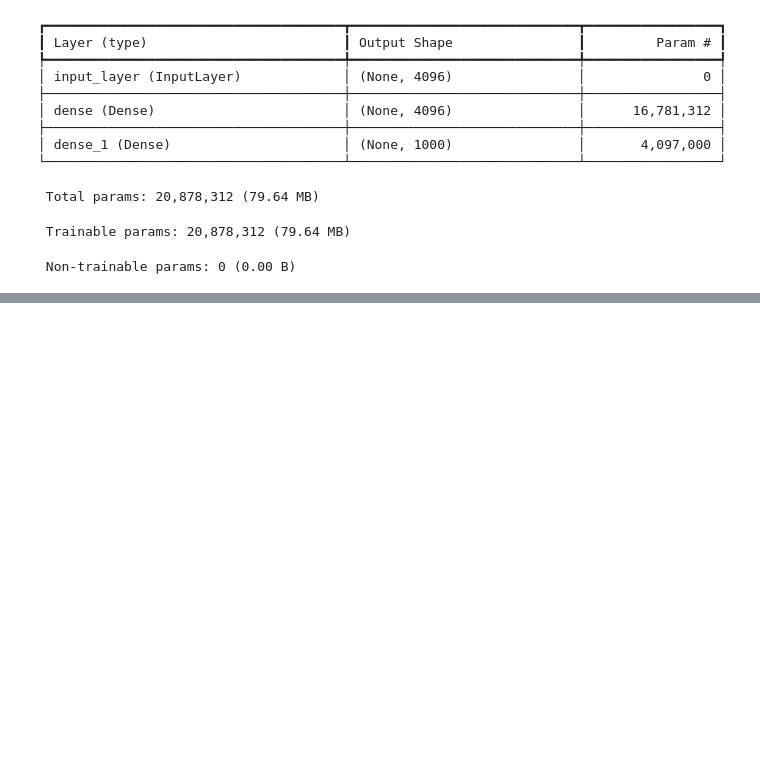
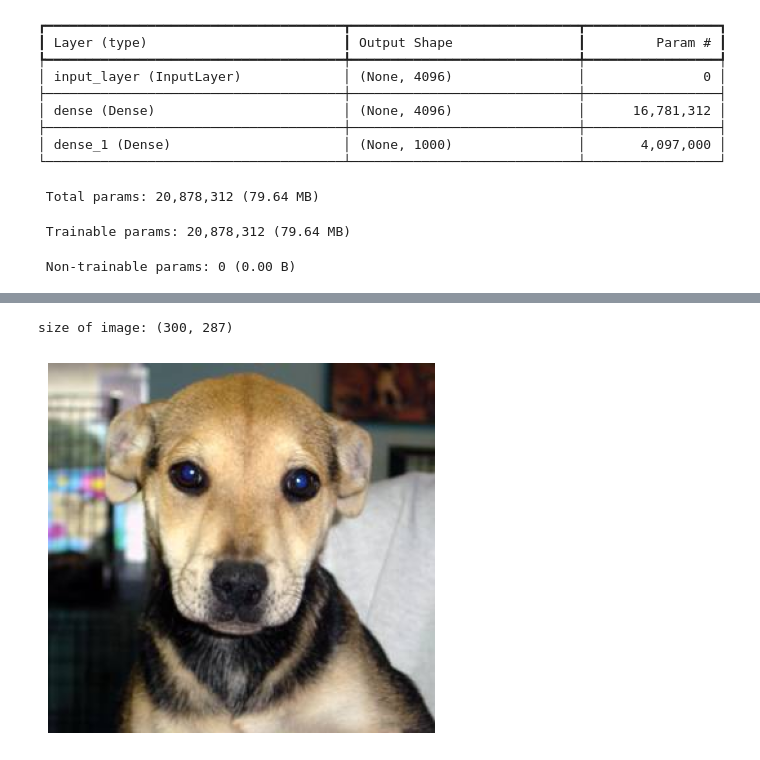
Before and after one commit to changsuk-oh/introduction-to-deep-learning, a Jupyter notebook: 5장_성능_향상.ipynb, the cells around one changed output, grey strips where cells are left out. Cells and saved outputs as stored; diff of their text form; code cells hidden in the pictures; blank space fills up the shorter version.

```diff
--- a/5장_성능_향상.ipynb
+++ b/5장_성능_향상.ipynb
@@ -28,3 +28,24 @@ Model: "functional"
  Total params: 20,878,312 (79.64 MB)
  Trainable params: 20,878,312 (79.64 MB)
  Non-trainable params: 0 (0.00 B)
+# %%
+# 예제 5.2 이미지 증강 Cats_and_Dogs(다운로드 후 수동 압축 해제)
+
+# 셋업
+import tensorflow as tf
+from tensorflow.keras import Sequential
+from tensorflow.keras.layers import RandomFlip, RandomRotation, RandomZoom
+import matplotlib.pyplot as plt
+import zipfile
+from PIL import Image
+
+# 데이터셋 다운로드
+url = "https://storage.googleapis.com/mledu-datasets" \
+      "/cats_and_dogs_filtered.zip"
+zip_path = tf.keras.utils.get_file("cats_and_dogs_filtered.zip",
+                                   origin=url,
+                                   extract=False)   # 압축 해제하지 않음
+# 압축 해제
+with zipfile.ZipFile(zip_path) as zip_ref:
+    file_path = zip_ref.extract(
+        "cats_and_dogs_filtered/train/dogs/dog.4.jpg")
@@ -30,0 +55,11 @@ Model: "functional"
+# %%
+# 원본 이미지 확인
+with Image.open(file_path) as img:
+    print(f"size of image: {img.size} \n")
+
+    plt.imshow(img)
+    plt.axis('off')
+    plt.show()
+# %% [output]
+size of image: (300, 287)
+[figure, added]
```
Also changed, not shown: parts of 16 cells of this notebook, 7 other files.
